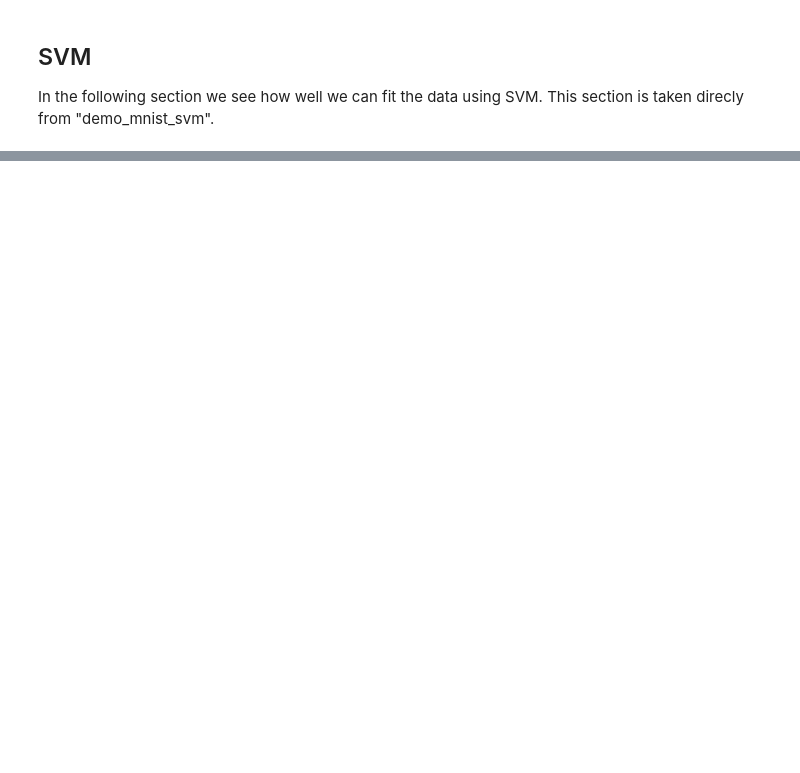
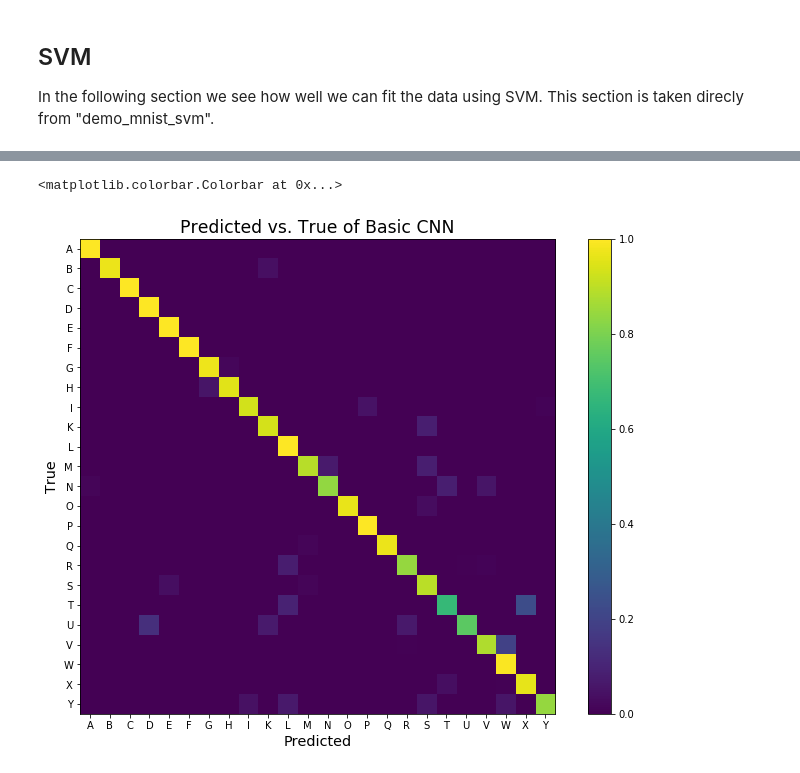
Before and after one commit to neilpretzel/ECE_4194_Project, a Jupyter notebook: ECE_4194_Project.ipynb, the cells around one changed output, grey strips where cells are left out. Drawn from its saved outputs; the diff is of its cells as text; code cells hidden in the pictures; blank space fills up the shorter version.

```diff
--- a/ECE_4194_Project.ipynb
+++ b/ECE_4194_Project.ipynb
@@ -439,22 +508,5 @@ plt.legend(['training accuracy', 'test accuracy'])
 # %%
-X_train = df_train_images.values
-y_train = df_train_targets.values
-X_test = df_test_images.values
-y_test = df_test_targets.values
-
-# shifts labels because of the missing J in the alphabet (value 9)
-for i in range(np.shape(y_train)[0]):
-    if (y_train[i] > 9):
-        y_train[i] -= 1
-
-for i in range(np.shape(y_test)[0]):
-    if (y_test[i] > 9):
-        y_test[i] -= 1
-
-# Normalize data from [-1, 1]
-X_train = (X_train/255)*2 - 1
-X_test = (X_test/255)*2 - 1
-
+# Here we will reshape the 784 array into 28x28 images or boxes
 nrow = 28
 ncol = 28
 
@@ -506,6 +550,11 @@ test_ds = torch.utils.data.TensorDataset(Xts_torch, yts_torch)
 # Creates a testing DataLoader from this Dataset
 test_loader = torch.utils.data.DataLoader(test_ds, batch_size=batch_size)
 # %%
+# For making the model we had to change the input channel to 1, and our image started
+# as 28x28 so halved is 14x14 and again is 7x7
+
+num_classes = int(np.max(y_test)+1)
+
 class BasicCNN(nn.Module):
     def __init__(self):
         super(BasicCNN, self).__init__()
@@ -601,0 +678,22 @@ print('Done!')
+# %%
+yhat_temp = model(Xts_torch)
+_, yhat_cnn = torch.max(yhat_temp.data, 1)
+C = confusion_matrix(y_test,yhat_cnn)
+
+# Normalize the confusion matrix
+Csum = np.sum(C,1)
+C = C / Csum[None,:]
+
+# Print the confusion matrix
+plt.figure(figsize=(12, 12))
+plt.subplots_adjust(left=.2, right=0.95, bottom=0.4, top=0.95)
+plt.imshow(C, interpolation='none')
+plt.xlabel("Predicted", fontsize= 'x-large')
+plt.ylabel("True", fontsize= 'x-large')
+plt.title("Predicted vs. True of Basic CNN", fontsize= 'xx-large')
+plt.xticks(np.arange(24), alphabet)
+plt.yticks(np.arange(24), alphabet)
+plt.colorbar()
+# %% [output]
+<matplotlib.colorbar.Colorbar at 0x...>
+[figure, added]
```
Also changed, not shown: parts of 38 cells of this notebook.
